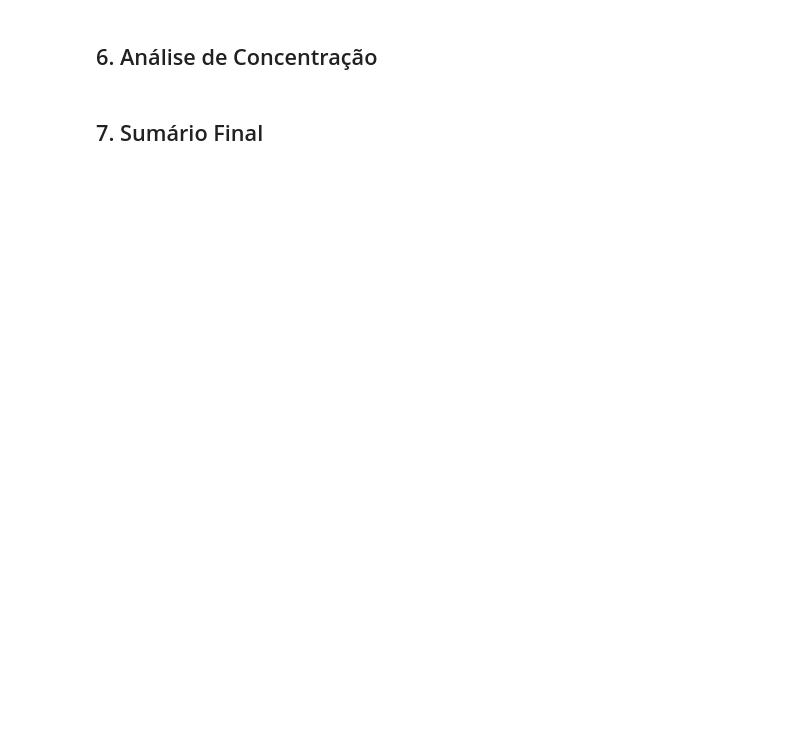
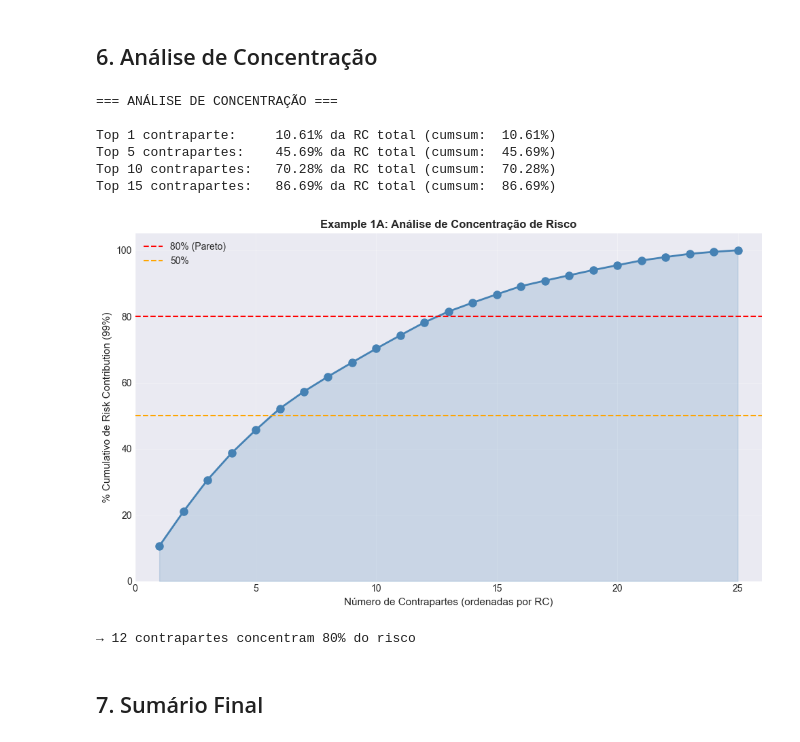
Before and after one commit to hoteixeira/credit-risk-plus, a Jupyter notebook: notebooks/04_exemplo_1A.ipynb, the cells around one changed output. Saved outputs shown, nothing was run; the diff lists cells and outputs as text; code cells hidden in the pictures; blank space fills up the shorter version.

```diff
--- a/notebooks/04_exemplo_1A.ipynb
+++ b/notebooks/04_exemplo_1A.ipynb
@@ -291,16 +408,14 @@ NameError: name 'rc_df' is not defined
 # %% [markdown]
 ## 5. Tabela Completa de Resultados
 # %%
-# Tabela completa de todos os obrigadores
-results = rc_df.copy()
-results = results.sort_values('risk_contribution_99pct', ascending=False)
+# Tabela completa de todas as 25 contrapartes
+results = rc_df.copy().sort_values('risk_contribution_99pct', ascending=False)
 
-print("\n=== RESULTADOS COMPLETOS - TODOS OS 25 OBRIGADORES ===")
+print("\n=== RESULTADOS COMPLETOS — TODAS AS 25 CONTRAPARTES ===")
 results_display = results.copy()
 results_display['exposure'] = results_display['exposure'].apply(lambda x: f"${x:,.0f}")
 results_display['expected_loss'] = results_display['expected_loss'].apply(lambda x: f"${x:,.0f}")
-results_display['risk_contribution_std'] = results_display['risk_contribution_std'].apply(lambda x: f"${x:,.0f}")
 results_display['risk_contribution_99pct'] = results_display['risk_contribution_99pct'].apply(lambda x: f"${x:,.0f}")
-results_display.columns = ['Obrigador', 'Exposição', 'Rating', 'Perda Esperada', 'RC (σ)', 'RC (99%)']
+results_display.columns = ['Contraparte', 'Exposição', 'Rating', 'Perda Esperada', 'RC (99%)']
 display(results_display.reset_index(drop=True))
 # %% [output]
@@ -310,31 +442,40 @@ NameError: name 'rc_df' is not defined
 # %%
 # Análise de concentração
 results['rc_pct'] = results['risk_contribution_99pct'] / results['risk_contribution_99pct'].sum() * 100
 results['cumsum_rc_pct'] = results['rc_pct'].cumsum()
 
 print("\n=== ANÁLISE DE CONCENTRAÇÃO ===")
-print(f"\nTop 1 obrigador:    {results['rc_pct'].iloc[0]:>6.2f}% da RC total (cumsum: {results['cumsum_rc_pct'].iloc[0]:>6.2f}%)")
-print(f"Top 5 obrigadores:  {results['rc_pct'].iloc[:5].sum():>6.2f}% da RC total (cumsum: {results['cumsum_rc_pct'].iloc[4]:>6.2f}%)")
-print(f"Top 10 obrigadores: {results['rc_pct'].iloc[:10].sum():>6.2f}% da RC total (cumsum: {results['cumsum_rc_pct'].iloc[9]:>6.2f}%)")
-print(f"Top 15 obrigadores: {results['rc_pct'].iloc[:15].sum():>6.2f}% da RC total (cumsum: {results['cumsum_rc_pct'].iloc[14]:>6.2f}%)")
+print(f"\nTop 1 contraparte:    {results['rc_pct'].iloc[0]:>6.2f}% da RC total (cumsum: {results['cumsum_rc_pct'].iloc[0]:>6.2f}%)")
+print(f"Top 5 contrapartes:   {results['rc_pct'].iloc[:5].sum():>6.2f}% da RC total (cumsum: {results['cumsum_rc_pct'].iloc[4]:>6.2f}%)")
+print(f"Top 10 contrapartes:  {results['rc_pct'].iloc[:10].sum():>6.2f}% da RC total (cumsum: {results['cumsum_rc_pct'].iloc[9]:>6.2f}%)")
+print(f"Top 15 contrapartes:  {results['rc_pct'].iloc[:15].sum():>6.2f}% da RC total (cumsum: {results['cumsum_rc_pct'].iloc[14]:>6.2f}%)")
 
 # Gráfico de concentração
 fig, ax = plt.subplots(figsize=(10, 6))
 ax.plot(range(1, 26), results['cumsum_rc_pct'].values, marker='o', linewidth=2, markersize=8, color='steelblue')
 ax.axhline(y=80, color='red', linestyle='--', label='80% (Pareto)')
 ax.axhline(y=50, color='orange', linestyle='--', label='50%')
 ax.fill_between(range(1, 26), 0, results['cumsum_rc_pct'].values, alpha=0.2, color='steelblue')
-ax.set_xlabel('Número de Obrigadores (ordenados por RC)', fontsize=11)
+ax.set_xlabel('Número de Contrapartes (ordenadas por RC)', fontsize=11)
 ax.set_ylabel('% Cumulativo de Risk Contribution (99%)', fontsize=11)
 ax.set_title('Example 1A: Análise de Concentração de Risco', fontsize=12, fontweight='bold')
 ax.grid(True, alpha=0.3)
 ax.legend()
 ax.set_xlim([0, 26])
 ax.set_ylim([0, 105])
 plt.tight_layout()
 plt.show()
 
-print(f"\n→ {(results['cumsum_rc_pct'] <= 80).sum()} obrigadores concentram 80% do risco")
+print(f"\n→ {(results['cumsum_rc_pct'] <= 80).sum()} contrapartes concentram 80% do risco")
+# %% [output]
+=== ANÁLISE DE CONCENTRAÇÃO ===
+
+Top 1 contraparte:     10.61% da RC total (cumsum:  10.61%)
+Top 5 contrapartes:    45.69% da RC total (cumsum:  45.69%)
+Top 10 contrapartes:   70.28% da RC total (cumsum:  70.28%)
+Top 15 contrapartes:   86.69% da RC total (cumsum:  86.69%)
+[figure, added]
+→ 12 contrapartes concentram 80% do risco
 # %% [markdown]
 ## 7. Sumário Final
 # %%
```
Also changed, not shown: parts of 22 cells of this notebook, 14 other files.
